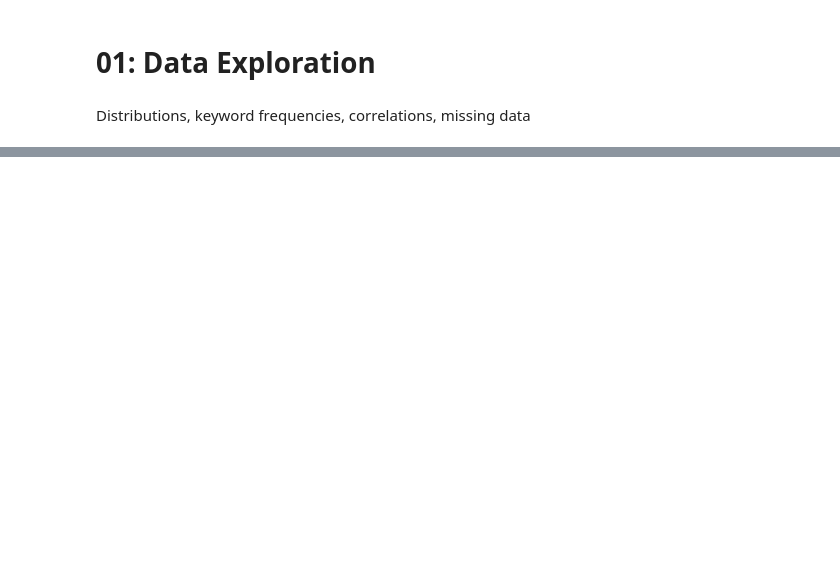
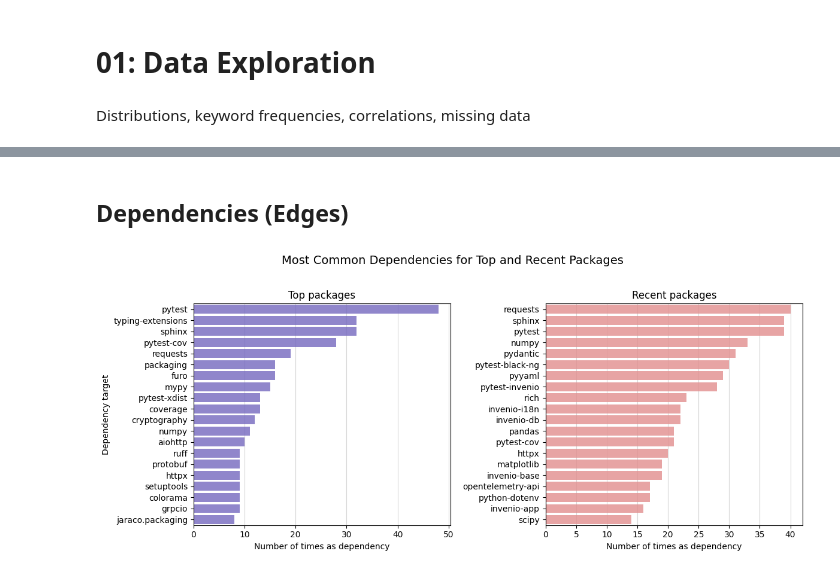
Before and after one commit to ericzander/pypi-anomaly-detection, a Jupyter notebook: notebooks/01_data_exploration.ipynb, the cells around one changed output, grey strips where cells are left out. Cells and saved outputs as stored; diff of their text form; code cells hidden in the pictures; blank space fills up the shorter version.

Commit message:
Working on data analysis and added source rank fetching/node features

```diff
--- a/notebooks/01_data_exploration.ipynb
+++ b/notebooks/01_data_exploration.ipynb
@@ -10,0 +21,8 @@ import networkx as nx
+# %%
+color_top = "slateblue"
+color_recent = "lightcoral"
+colors = [color_top, color_recent]
+
+def add_grid(ax, axis="x"):
+    ax.set_axisbelow(True)
+    ax.grid(axis=axis,  alpha=0.5)
@@ -57,0 +61,4 @@ Sample node metadata:
+# %%
+GRAPH_DATA_DIR = Path("../data/graph")
+GRAPH_NAME = "graph_top_n200_20250717"
+G_top, df_edges_top = load_and_verify_graph(GRAPH_NAME, GRAPH_DATA_DIR)
@@ -57,0 +85,3 @@ Sample node metadata:
+# %%
+RECENT_GRAPH_NAME = "graph_recent_n200_20250717"
+G_recent, df_edges_recent = load_and_verify_graph(RECENT_GRAPH_NAME, GRAPH_DATA_DIR)
@@ -96 +147,43 @@ Nodes with missing general metadata: 17
 ----------------------------------------
+# %% [markdown]
+## Dependencies (Edges)
+# %%
+n = 20
+
+top_common_targets = df_edges_top["target"].value_counts().head(n)
+recent_common_targets = df_edges_recent["target"].value_counts().head(n)
+
+fig, axes = plt.subplots(1, 2, figsize=(12, 5))
+
+sns.barplot(
+    y=top_common_targets.index,
+    x=top_common_targets.values,
+    ax=axes[0],
+    color=color_top,
+    orient="h",
+    alpha=0.8
+)
+axes[0].set_xlabel("Number of times as dependency")
+axes[0].set_ylabel("Dependency target")
+axes[0].set_title("Top packages")
+
+sns.barplot(
+    y=recent_common_targets.index,
+    x=recent_common_targets.values,
+    ax=axes[1],
+    color=color_recent,
+    orient="h",
+    alpha=0.8
+)
+axes[1].set_xlabel("Number of times as dependency")
+axes[1].set_ylabel("")
+axes[1].set_title("Recent packages")
+
+for ax in axes:
+    add_grid(ax)
+
+fig.suptitle("Most Common Dependencies for Top and Recent Packages", fontsize=14, y=1.02)
+plt.tight_layout()
+plt.show()
+# %% [output]
+[figure, added]
```
Also changed, not shown: parts of 25 cells of this notebook, 4 other files.
